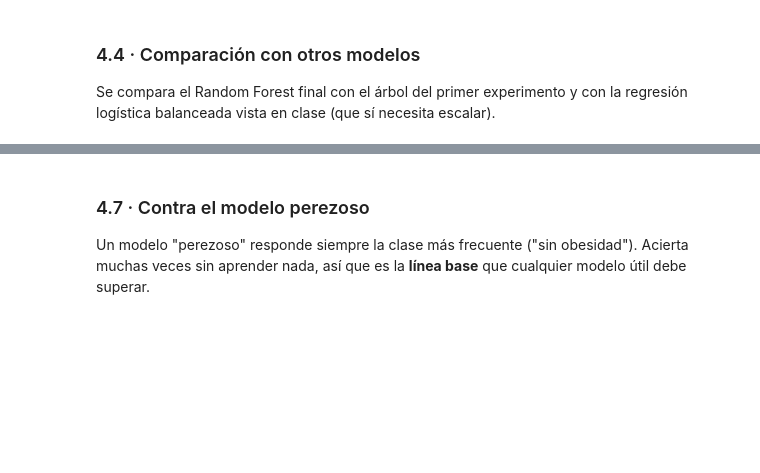
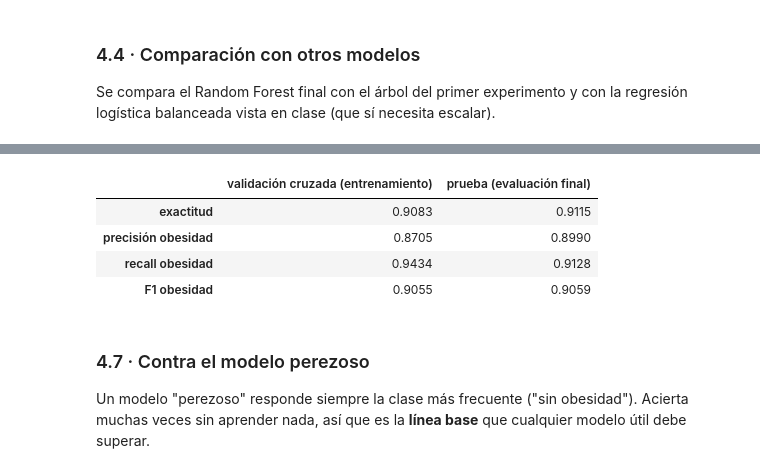
Before and after one commit to Mayerly3suarez/ML_2026Q4, a Jupyter notebook: src/Actividades_Evaluativas/EA3_modelo.ipynb, the cells around one changed output, grey strips where cells are left out. Saved outputs shown, nothing was run; the diff lists cells and outputs as text; code cells hidden in the pictures; blank space fills up the shorter version.

```diff
--- a/src/Actividades_Evaluativas/EA3_modelo.ipynb
+++ b/src/Actividades_Evaluativas/EA3_modelo.ipynb
@@ -762,3 +767,20 @@ real 1      17     178
+# %%
+# Validación (donde se decidió) frente a prueba (medición final)
+clase1_final = metricas_finales["por_clase"].loc[1]
+validacion_vs_prueba = pd.DataFrame({
+    "validación cruzada (entrenamiento)": comparacion_umbral.loc[f"umbral {UMBRAL_RECOMENDADO}"],
+    "prueba (evaluación final)": pd.Series({"exactitud": metricas_finales["exactitud"],
+                                            "precisión obesidad": clase1_final["precision"],
+                                            "recall obesidad": clase1_final["recall"],
+                                            "F1 obesidad": clase1_final["f1"]}),
+}).round(4)
+validacion_vs_prueba
+# %% [output]
+|  | validación cruzada (entrenamiento) | prueba (evaluación final) |
+| exactitud | 0.9083 | 0.9115 |
+| precisión obesidad | 0.8705 | 0.8990 |
+| recall obesidad | 0.9434 | 0.9128 |
+| F1 obesidad | 0.9055 | 0.9059 |
 # %% [markdown]
 ### 4.7 · Contra el modelo perezoso
 
```
Also changed, not shown: parts of 16 cells of this notebook.
